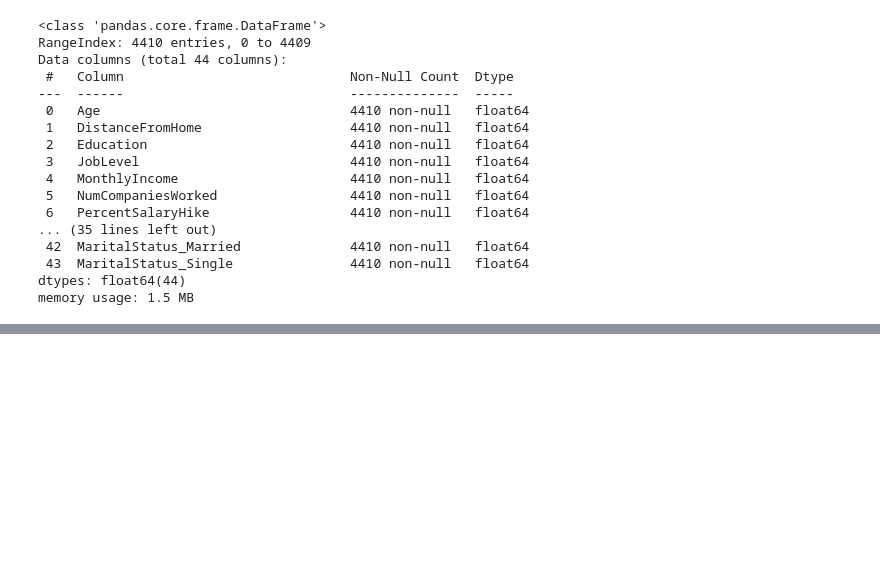
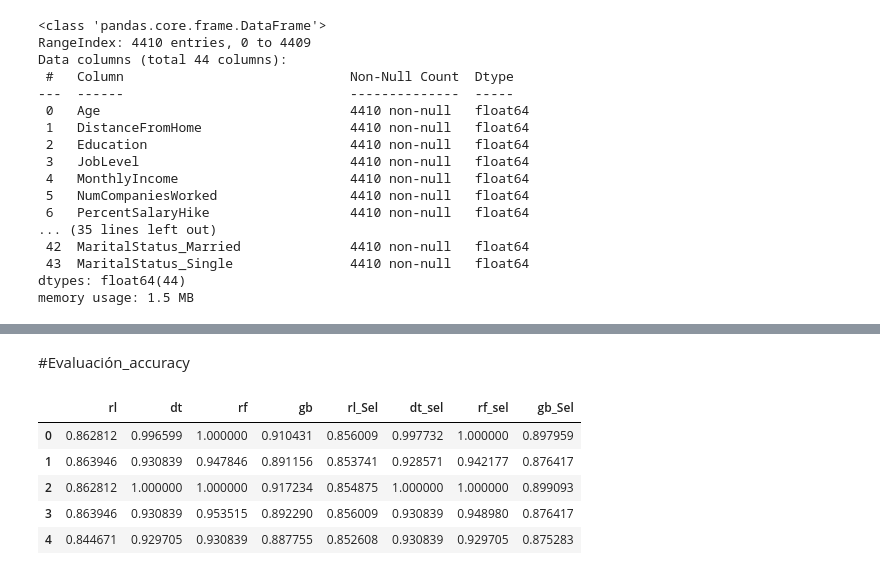
Before and after one commit to juanjmolina/Anal-tica-en-Recursos-Humanos, a Jupyter notebook: modelos.ipynb, the cells around one changed output, grey strips where cells are left out. Cells and saved outputs as stored; diff of their text form; code cells hidden in the pictures; blank space fills up the shorter version.

```diff
--- a/modelos.ipynb
+++ b/modelos.ipynb
@@ -260,0 +296,18 @@ memory usage: 1.5 MB
+# %% [markdown]
+#Evaluación_accuracy
+# %%
+accuracy_full=fn.medir_modelos(modelos,"accuracy",X,y,5) ## base con todas las variables
+accuracy_varsel=fn.medir_modelos(modelos,"accuracy",X2,y,5) ### base con variables seleccionadas
+
+
+accuracy=pd.concat([accuracy_full,accuracy_varsel],axis=1)
+accuracy.columns=['rl', 'dt', 'rf', 'gb',
+       'rl_Sel', 'dt_sel', 'rf_sel', 'gb_Sel']
+accuracy
+# %% [output]
+|  | rl | dt | rf | gb | rl_Sel | dt_sel | rf_sel | gb_Sel |
+| 0 | 0.862812 | 0.996599 | 1.000000 | 0.910431 | 0.856009 | 0.997732 | 1.000000 | 0.897959 |
+| 1 | 0.863946 | 0.930839 | 0.947846 | 0.891156 | 0.853741 | 0.928571 | 0.942177 | 0.876417 |
+| 2 | 0.862812 | 1.000000 | 1.000000 | 0.917234 | 0.854875 | 1.000000 | 1.000000 | 0.899093 |
+| 3 | 0.863946 | 0.930839 | 0.953515 | 0.892290 | 0.856009 | 0.930839 | 0.948980 | 0.876417 |
+| 4 | 0.844671 | 0.929705 | 0.930839 | 0.887755 | 0.852608 | 0.930839 | 0.929705 | 0.875283 |
```
Also changed, not shown: parts of 8 cells of this notebook.
